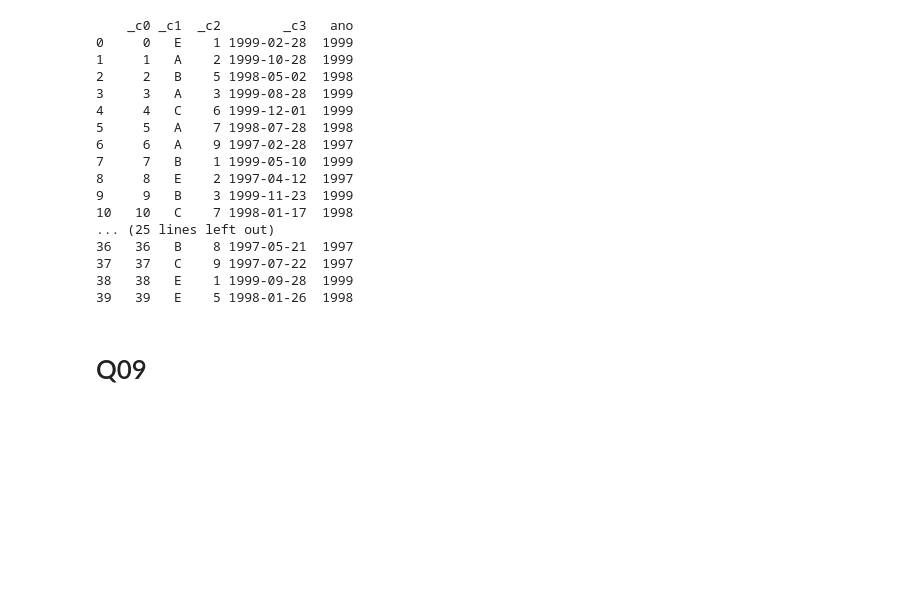
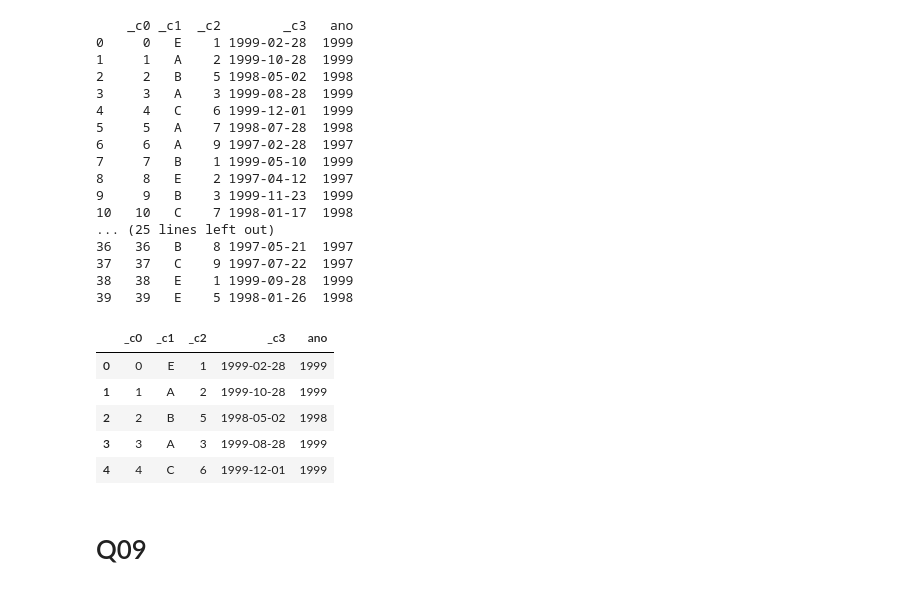
Before and after one commit to cda-2019-01/lab-programacion-pandas-snaranjoa, a Jupyter notebook: lab-programacion-pandas.ipynb, the cells around one changed output. Cells and saved outputs as stored; diff of their text form; code cells hidden in the pictures; blank space fills up the shorter version.

```diff
--- a/lab-programacion-pandas.ipynb
+++ b/lab-programacion-pandas.ipynb
@@ -343,6 +343,17 @@ print(tbl0aux)
 37   37   C    9 1997-07-22  1997
 38   38   E    1 1999-09-28  1999
 39   39   E    5 1998-01-26  1998
+# %%
+#Otra opción
+tbl0aux['ano'] = tbl0aux['_c3'].str.slice(0,4)
+tbl0aux.head()
+# %% [output]
+|  | _c0 | _c1 | _c2 | _c3 | ano |
+| 0 | 0 | E | 1 | 1999-02-28 | 1999 |
+| 1 | 1 | A | 2 | 1999-10-28 | 1999 |
+| 2 | 2 | B | 5 | 1998-05-02 | 1998 |
+| 3 | 3 | A | 3 | 1999-08-28 | 1999 |
+| 4 | 4 | C | 6 | 1999-12-01 | 1999 |
 # %% [markdown]
 # Q09
 # %%
```
